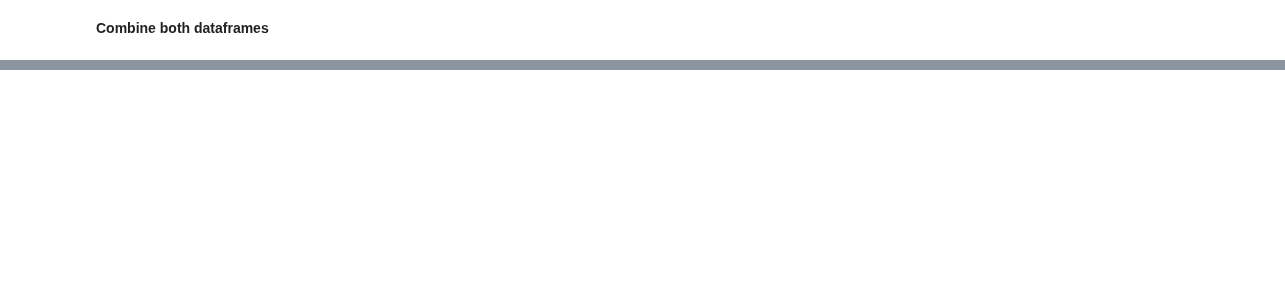
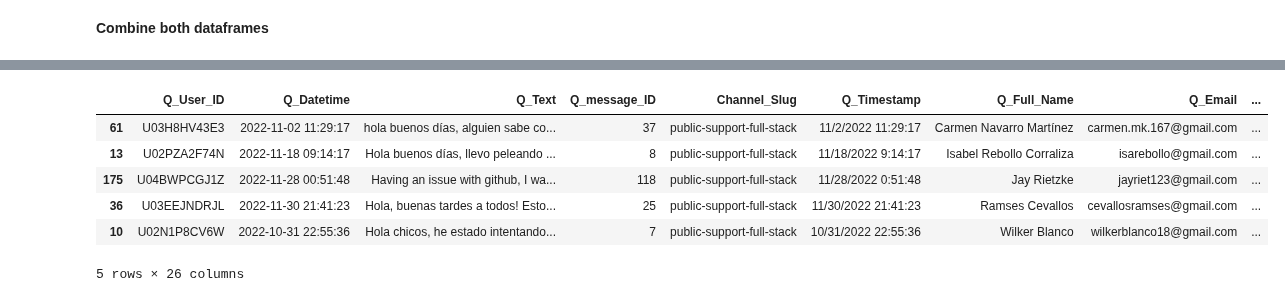
Before and after one commit to breatheco-de/dataflow-project-events, a Jupyter notebook: notebooks/cleaning_notebook.ipynb, the cells around one changed output, grey strips where cells are left out. Saved outputs shown, nothing was run; the diff lists cells and outputs as text; code cells hidden in the pictures; blank space fills up the shorter version.

Commit message:
Changed column names

```diff
--- a/notebooks/cleaning_notebook.ipynb
+++ b/notebooks/cleaning_notebook.ipynb
@@ -202,7 +202,7 @@ df_questions[df_questions['Q_message_ID']==131]
 df_questions.rename(columns={'User_ID':'Q_User_ID', 'Datetime':'Q_Datetime', 'Text':'Q_Text',
                             'Timestamp':'Q_Timestamp', 'Full_Name':'Q_Full_Name', 'Email':'Q_Email',
                             'Permalink':'Q_Permalink', 'Slack_username':'Q_Slack_username',
-                            'Is_agent':'Q_from_Agent'},inplace=True)
+                            'Is_Bot':'Q_from_Bot', 'Is_agent':'Q_from_Agent'},inplace=True)
 # %%
 # Drop duplicates
 df_questions.drop_duplicates(subset=["Q_Timestamp", "Q_Text"], keep='first', inplace=True)
@@ -267,7 +268,7 @@ df_answers.shape
 # %%
 # Merge the dataframe to its previous columns
 df_answers = df_answers.merge(A_df, how = 'left', left_on = ['User_ID', 'Datetime', 'Text'],
-    right_on = ['User_ID', 'Datetime', 'Text']).drop(['Diff_in_seconds','Diff_abs','Not_previous_author','Text_raw'], axis=1)
+    right_on = ['User_ID', 'Datetime', 'Text']).drop(['Diff_in_seconds','Diff_abs','Not_previous_author', 'Text_raw', 'Is_a_question'], axis=1)
 # %%
 df_answers['Response_time'] = df_answers['Datetime'] - df_answers['Datetime_Thread']
 # %%
@@ -311,8 +312,8 @@ df_answers[df_answers['A_message_ID']==7]
 # Rename columns to make it explicit that they correspond to answers
 df_answers.rename(columns={'User_ID':'A_User_ID', 'Datetime':'A_Datetime', 'Text':'A_Text', 'Timestamp':'A_Timestamp',
                             'Timestamp_Thread':'Key_to_Q_Timestamp', 'Full_Name':'A_Full_Name', 'Email':'A_Email',
-                            'Permalink':'A_Permalink', 'Slack_username':'A_Slack_username', 'Is_agent':'A_from_Agent',
-                            'Datetime_Thread':'A_Datetime_Thread'},inplace=True)
+                            'Permalink':'A_Permalink', 'Slack_username':'A_Slack_username', 'Is_Bot':'A_from_Bot',
+                            'Is_agent':'A_from_Agent', 'Datetime_Thread':'A_Datetime_Thread'},inplace=True)
 # %%
 df_answers = df_answers.drop_duplicates(subset=['A_Timestamp', 'A_Text'], keep='first')
 # %%
@@ -335,7 +336,7 @@ df_answers['Key_to_Q_Timestamp'] =  df_answers['Key_to_Q_Timestamp'].apply(id_au
 # %%
 df_answers['Key_to_Q_Timestamp'] =  np.where(df_answers['Key_to_Q_Timestamp'].isnull(), str(df_answers['A_Datetime_Thread']), df_answers['Key_to_Q_Timestamp'])
 # %%
-final_df = pd.merge(df_questions, df_answers, left_on = ['Q_Timestamp'], right_on = ['Key_to_Q_Timestamp'], how = 'left')
+final_df = pd.merge(df_questions, df_answers, left_on = ['Q_Timestamp', 'Channel_Slug'], right_on = ['Key_to_Q_Timestamp', 'Channel_Slug'], how = 'left')
 # %%
 final_df.info()
 # %% [output]
@@ -369,2 +360,12 @@ final_df.head()
+# %%
+final_df.sample(5)
+# %% [output]
+|  | Q_User_ID | Q_Datetime | Q_Text | Q_message_ID | Channel_Slug | Q_Timestamp | Q_Full_Name | Q_Email | ... |
+| 61 | U03H8HV43E3 | 2022-11-02 11:29:17 | hola buenos días, alguien sabe co... | 37 | public-support-full-stack | 11/2/2022 11:29:17 | Carmen Navarro Martínez | carmen.mk.167@gmail.com | ... |
+| 13 | U02PZA2F74N | 2022-11-18 09:14:17 | Hola buenos días, llevo peleando ... | 8 | public-support-full-stack | 11/18/2022 9:14:17 | Isabel Rebollo Corraliza | isarebollo@gmail.com | ... |
+| 175 | U04BWPCGJ1Z | 2022-11-28 00:51:48 | Having an issue with github, I wa... | 118 | public-support-full-stack | 11/28/2022 0:51:48 | Jay Rietzke | jayriet123@gmail.com | ... |
+| 36 | U03EEJNDRJL | 2022-11-30 21:41:23 | Hola, buenas tardes a todos! Esto... | 25 | public-support-full-stack | 11/30/2022 21:41:23 | Ramses Cevallos | cevallosramses@gmail.com | ... |
+| 10 | U02N1P8CV6W | 2022-10-31 22:55:36 | Hola chicos, he estado intentando... | 7 | public-support-full-stack | 10/31/2022 22:55:36 | Wilker Blanco | wilkerblanco18@gmail.com | ... |
+5 rows × 26 columns
 # %%
 final_df.to_csv('../outputs/final_df.csv')
```
Also changed, not shown: parts of 10 cells of this notebook.
